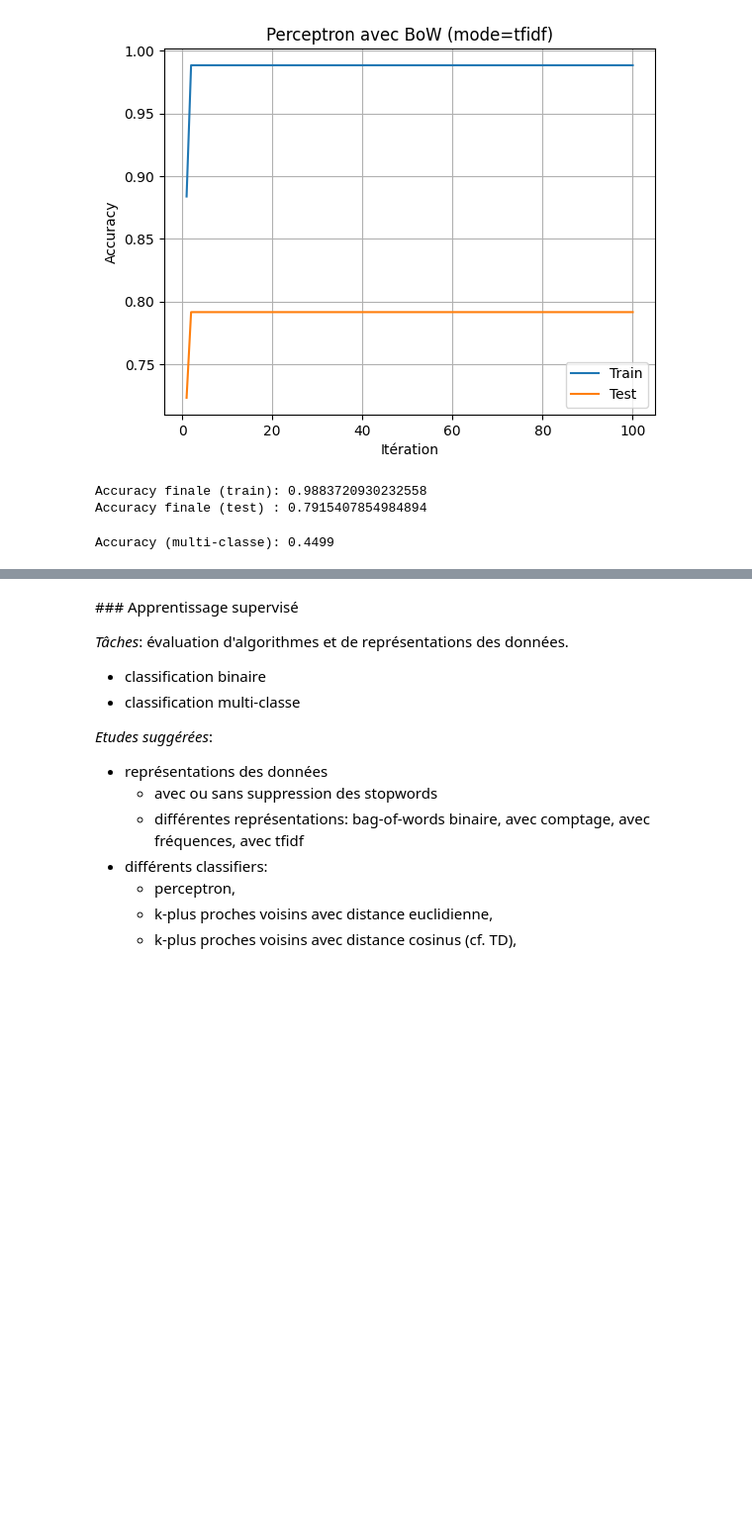
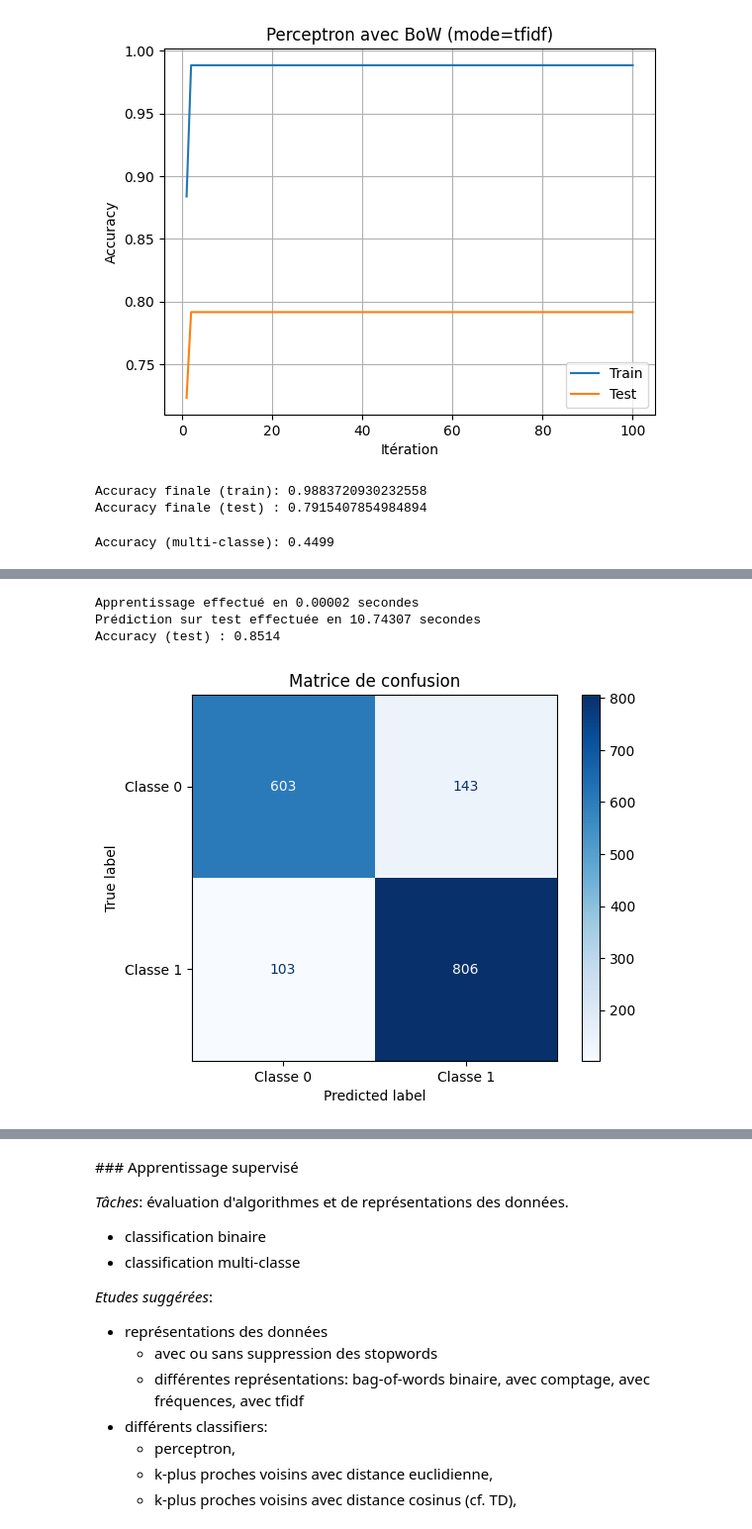
Before and after one commit to Antoine1903/Projets_Sorbonne_Universite, a Jupyter notebook: LU3IN026/miniprojet/projet-Zhang_Lecomte.ipynb, the cells around one changed output, grey strips where cells are left out. Shown at 99% size. Drawn from its saved outputs; the diff is of its cells as text; code cells hidden in the pictures; blank space fills up the shorter version.

```diff
--- a/LU3IN026/miniprojet/projet-Zhang_Lecomte.ipynb
+++ b/LU3IN026/miniprojet/projet-Zhang_Lecomte.ipynb
@@ -1017,0 +1021,63 @@ print(f"Accuracy (KNN multi-classe): {accuracy_multi:.4f}")
+# %%
+# =================================================================
+# Classification binare avec (Bag-of-Words Binaire) avec KNN avec distance cosinus (k = 3) - Version 1
+# =================================================================
+
+# Sélection des classes
+classe1 = 0
+classe2 = 1
+
+# Filtrage des données
+df_binaire = df_train[df_train['target'].isin([classe1, classe2])].copy()
+df_test_bin = df_test[df_test['target'].isin([classe1, classe2])].copy()
+
+# Conversion des labels en -1 / +1
+df_binaire['target_bin'] = df_binaire['target'].apply(lambda x: -1 if x == classe1 else +1)
+df_test_bin['target_bin'] = df_test_bin['target'].apply(lambda x: -1 if x == classe1 else +1)
+
+# Extraction des textes tokenisés
+texts_tokenized_train = df_binaire["les_mots"].tolist()
+texts_tokenized_test = df_test_bin["les_mots"].tolist()
+
+# Vectorisation avec modèle Bag-of-Words en mode binaire
+X_train_sparse, _ = bag_of_words_sparse_manual(texts_tokenized_train, index_mots, mode="binary")
+X_test_sparse, _ = bag_of_words_sparse_manual(texts_tokenized_test, index_mots, mode="binary")
+
+# Conversion des matrices creuses en tableaux denses
+X_train = X_train_sparse.toarray()
+X_test = X_test_sparse.toarray()
+
+# Extraction des étiquettes binaires
+y_train = df_binaire["target_bin"].to_numpy()
+y_test = df_test_bin["target_bin"].to_numpy()
+
+# Initialisation du classificateur KNN
+knn = classif.ClassifierKNNCosine(input_dimension=X_train.shape[1], k=3)
+
+# Entraînement
+tic = time.time()
+knn.train(X_train, y_train)
+toc = time.time()
+print(f"Apprentissage effectué en {(toc - tic):.5f} secondes")
+
+# Prédiction
+tic = time.time()
+y_pred = np.array([knn.predict(x) for x in X_test])
+toc = time.time()
+print(f"Prédiction sur test effectuée en {(toc - tic):.5f} secondes")
+
+# Évaluation
+accuracy = np.mean(y_pred == y_test)
+print(f"Accuracy (test) : {accuracy:.4f}")
+
+# ==== Matrice de confusion ====
+cm = confusion_matrix(y_test, y_pred, labels=[-1, +1])
+disp = ConfusionMatrixDisplay(confusion_matrix=cm, display_labels=["Classe 0", "Classe 1"])
+disp.plot(cmap='Blues')
+plt.title("Matrice de confusion")
+plt.show()
+# %% [output]
+Apprentissage effectué en 0.00002 secondes
+Prédiction sur test effectuée en 10.74307 secondes
+Accuracy (test) : 0.8514
+[figure, added]
```
Also changed, not shown: parts of 10 cells of this notebook.
